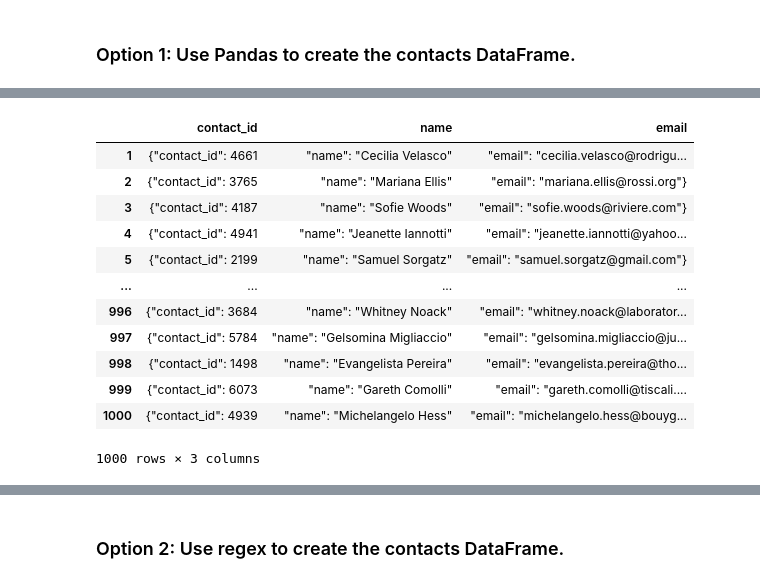
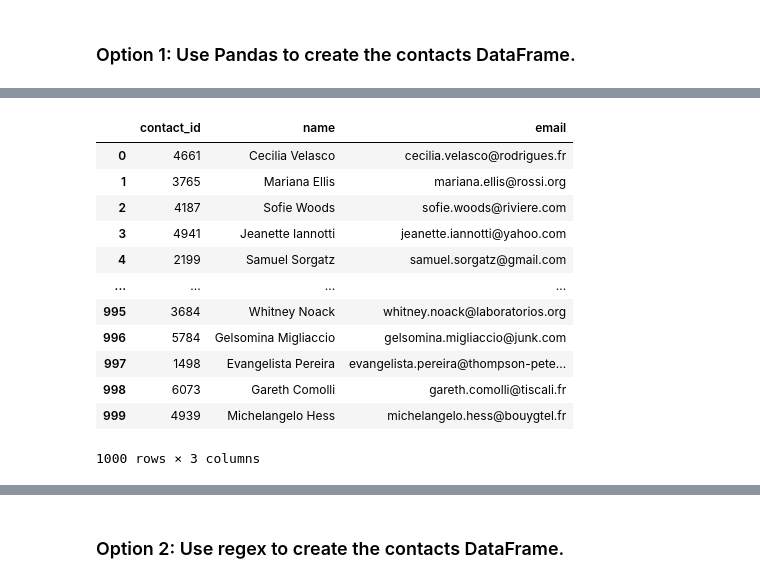
Before and after one commit to rbrennan55/Crowdfunding_ETL, a Jupyter notebook: ETL_Mini_Project_Starter_Code.ipynb, the cells around one changed output, grey strips where cells are left out. Cells and saved outputs as stored; diff of their text form; code cells hidden in the pictures.

```diff
--- a/ETL_Mini_Project_Starter_Code.ipynb
+++ b/ETL_Mini_Project_Starter_Code.ipynb
@@ -223,6 +223,7 @@ campaign_cleaned.to_csv("Resources/campaign.csv", index=False)
 # %%
 # Read the data into a Pandas DataFrame. Use the `header=2` parameter when reading in the data.
 contact_info_df = pd.read_excel('Resources/contacts.xlsx', header=2)
+contact_info_df = contact_info_df.loc[1:]
 contact_info_df.head()
 # %% [output]
 |  |  |
@@ -243,13 +244,3 @@ contact_info_df.head()
 Then export the DataFrame as a `contacts.csv` CSV file.
 # %% [markdown]
 ### Option 1: Use Pandas to create the contacts DataFrame.
-# %%
-# Iterate through the contact_info_df and convert each row to a dictionary.
-import json
-dict_values = []
-
-for i, row in contact_info_df.iterrows():
-    dict_values.append(row[0].split(","))
-
-# Print out the list of values for each row.
-dict_values
@@ -273,0 +247,14 @@ dict_values
+# %%
+import json
+dict_values = []
+
+for i, row in contact_info_df.iterrows():
+    data = row[0]
+    converted_data = json.loads(data)
+    # Iterate through each dictionary (row) and get the values for each row using list comprehension.
+    row_values =[v for k, v in converted_data.items()]
+
+    # Append the list of values for each row to a list.
+    dict_values.append(row_values)
+
+dict_values
@@ -274,22 +279,22 @@ dict_values
 # %%
 # Create a contact_info DataFrame and add each list of values, i.e., each row
 # to the 'contact_id', 'name', 'email' columns.
 column_names = ['contact_id', 'name', 'email']
 contact_information_df = pd.DataFrame(dict_values, columns=column_names)
-contact_information_df.loc[1:]
+contact_information_df
 # %% [output]
 |  | contact_id | name | email |
-| 1 | {"contact_id": 4661 | "name": "Cecilia Velasco" | "email": "cecilia.velasco@rodrigu... |
-| 2 | {"contact_id": 3765 | "name": "Mariana Ellis" | "email": "mariana.ellis@rossi.org"} |
-| 3 | {"contact_id": 4187 | "name": "Sofie Woods" | "email": "sofie.woods@riviere.com"} |
-| 4 | {"contact_id": 4941 | "name": "Jeanette Iannotti" | "email": "jeanette.iannotti@yahoo... |
-| 5 | {"contact_id": 2199 | "name": "Samuel Sorgatz" | "email": "samuel.sorgatz@gmail.com"} |
+| 0 | 4661 | Cecilia Velasco | cecilia.velasco@rodrigues.fr |
+| 1 | 3765 | Mariana Ellis | mariana.ellis@rossi.org |
+| 2 | 4187 | Sofie Woods | sofie.woods@riviere.com |
+| 3 | 4941 | Jeanette Iannotti | jeanette.iannotti@yahoo.com |
+| 4 | 2199 | Samuel Sorgatz | samuel.sorgatz@gmail.com |
 | ... | ... | ... | ... |
-| 996 | {"contact_id": 3684 | "name": "Whitney Noack" | "email": "whitney.noack@laborator... |
-| 997 | {"contact_id": 5784 | "name": "Gelsomina Migliaccio" | "email": "gelsomina.migliaccio@ju... |
-| 998 | {"contact_id": 1498 | "name": "Evangelista Pereira" | "email": "evangelista.pereira@tho... |
-| 999 | {"contact_id": 6073 | "name": "Gareth Comolli" | "email": "gareth.comolli@tiscali.... |
-| 1000 | {"contact_id": 4939 | "name": "Michelangelo Hess" | "email": "michelangelo.hess@bouyg... |
+| 995 | 3684 | Whitney Noack | whitney.noack@laboratorios.org |
+| 996 | 5784 | Gelsomina Migliaccio | gelsomina.migliaccio@junk.com |
+| 997 | 1498 | Evangelista Pereira | evangelista.pereira@thompson-pete... |
+| 998 | 6073 | Gareth Comolli | gareth.comolli@tiscali.fr |
+| 999 | 4939 | Michelangelo Hess | michelangelo.hess@bouygtel.fr |
 1000 rows × 3 columns
 # %%
 # Check the datatypes.
```
Also changed, not shown: parts of 5 cells of this notebook.
